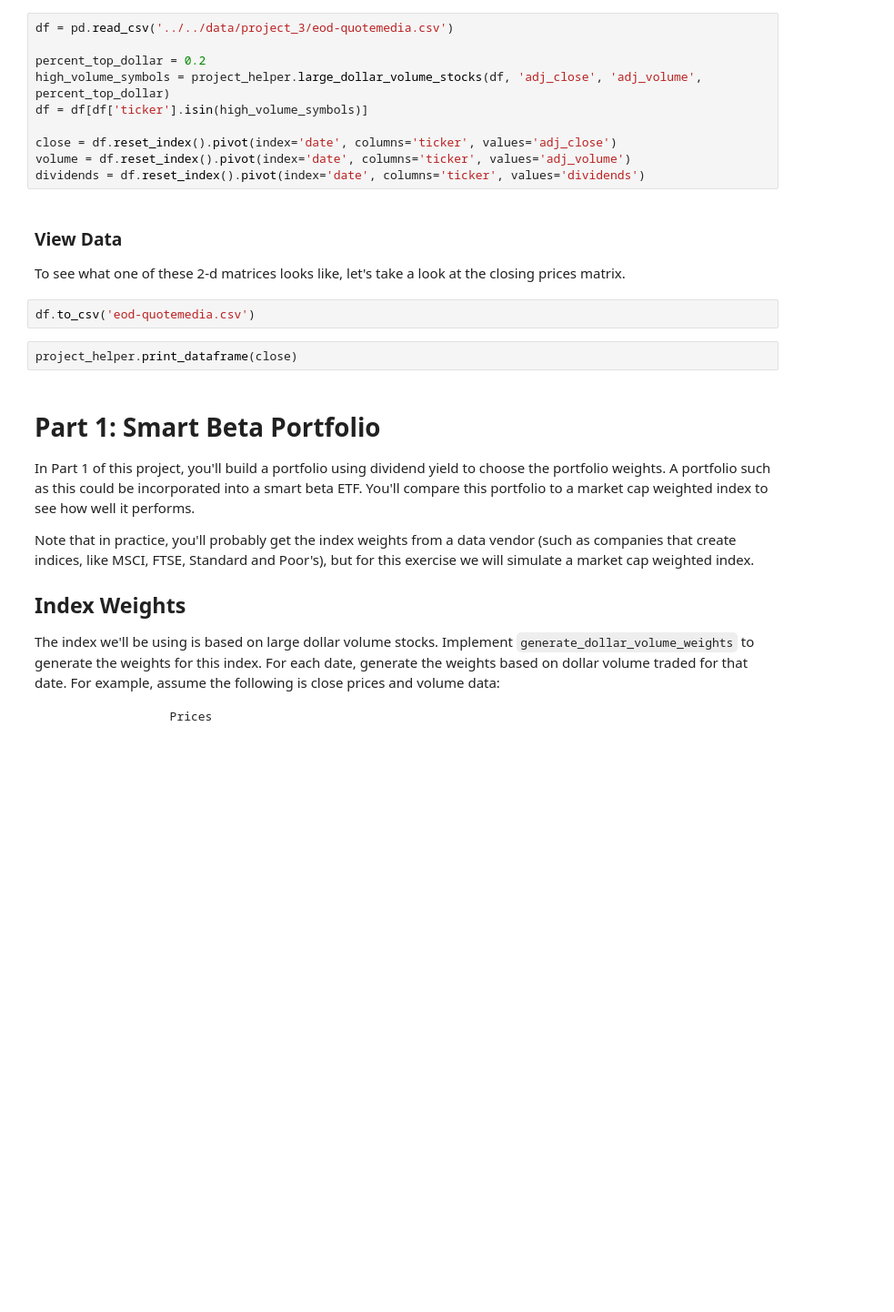
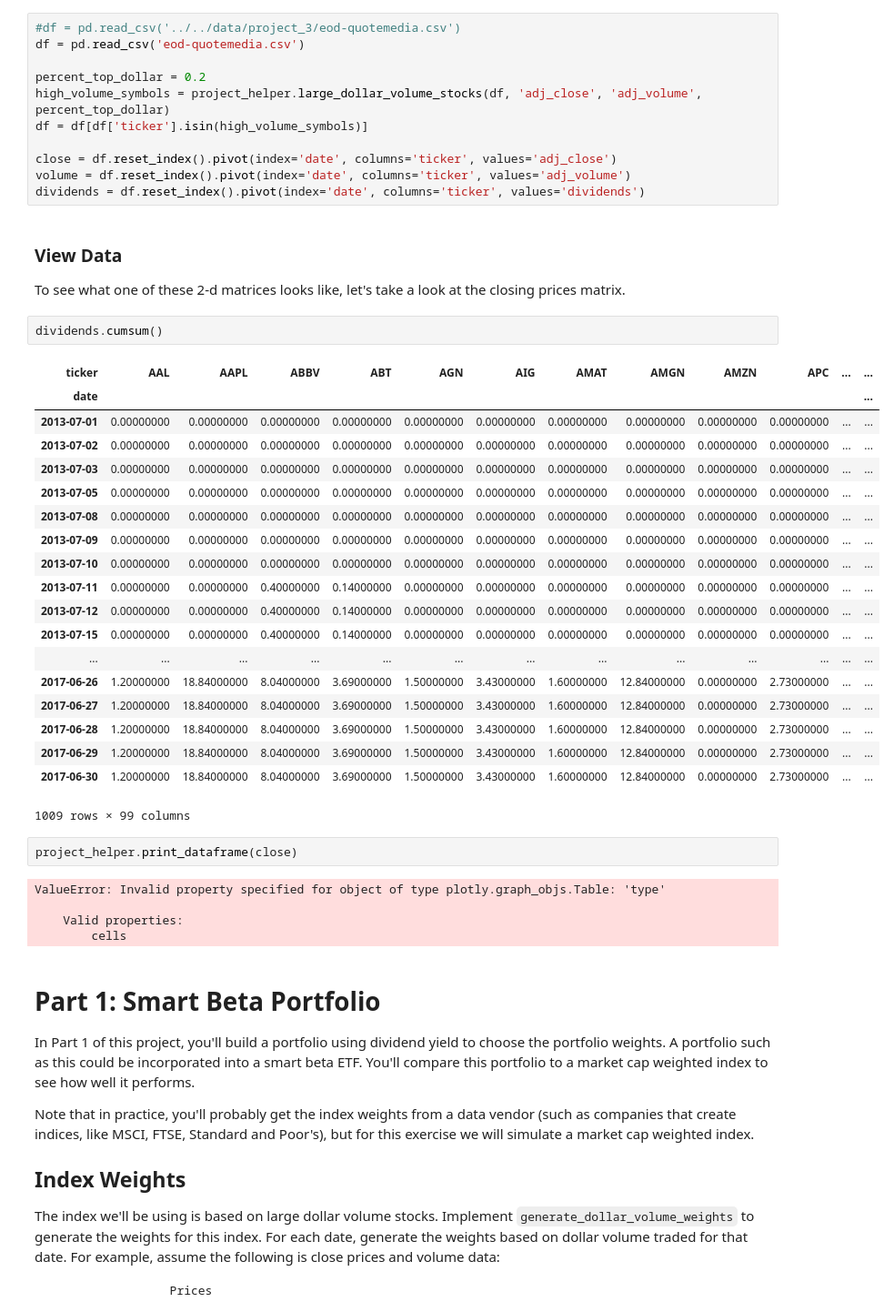
Before and after one commit to hzoghi/AI4Trading-Udacity, a Jupyter notebook: smart-beta/project_3_starter.ipynb, the cells around one changed output. Shown at 91% size. Cells and saved outputs as stored; diff of their text form; blank space fills up the shorter version.

```diff
--- a/smart-beta/project_3_starter.ipynb
+++ b/smart-beta/project_3_starter.ipynb
@@ -67,7 +67,8 @@ import project_tests
 ### Load Data
 For this universe of stocks, we'll be selecting large dollar volume stocks. We're using this universe, since it is highly liquid.
 # %%
-df = pd.read_csv('../../data/project_3/eod-quotemedia.csv')
+#df = pd.read_csv('../../data/project_3/eod-quotemedia.csv')
+df = pd.read_csv('eod-quotemedia.csv')
 
 percent_top_dollar = 0.2
 high_volume_symbols = project_helper.large_dollar_volume_stocks(df, 'adj_close', 'adj_volume', percent_top_dollar)
@@ -79,10 +80,35 @@ dividends = df.reset_index().pivot(index='date', columns='ticker', values='divid
 # %% [markdown]
 ### View Data
 To see what one of these 2-d matrices looks like, let's take a look at the closing prices matrix.
-# %%
-df.to_csv('eod-quotemedia.csv')
+# %%
+dividends.cumsum()
+# %% [output]
+| ticker | AAL | AAPL | ABBV | ABT | AGN | AIG | AMAT | AMGN | AMZN | APC | ... | ... |
+| date |  |  |  |  |  |  |  |  |  |  |  | ... |
+| 2013-07-01 | 0.00000000 | 0.00000000 | 0.00000000 | 0.00000000 | 0.00000000 | 0.00000000 | 0.00000000 | 0.00000000 | 0.00000000 | 0.00000000 | ... | ... |
+| 2013-07-02 | 0.00000000 | 0.00000000 | 0.00000000 | 0.00000000 | 0.00000000 | 0.00000000 | 0.00000000 | 0.00000000 | 0.00000000 | 0.00000000 | ... | ... |
+| 2013-07-03 | 0.00000000 | 0.00000000 | 0.00000000 | 0.00000000 | 0.00000000 | 0.00000000 | 0.00000000 | 0.00000000 | 0.00000000 | 0.00000000 | ... | ... |
+| 2013-07-05 | 0.00000000 | 0.00000000 | 0.00000000 | 0.00000000 | 0.00000000 | 0.00000000 | 0.00000000 | 0.00000000 | 0.00000000 | 0.00000000 | ... | ... |
+| 2013-07-08 | 0.00000000 | 0.00000000 | 0.00000000 | 0.00000000 | 0.00000000 | 0.00000000 | 0.00000000 | 0.00000000 | 0.00000000 | 0.00000000 | ... | ... |
+| 2013-07-09 | 0.00000000 | 0.00000000 | 0.00000000 | 0.00000000 | 0.00000000 | 0.00000000 | 0.00000000 | 0.00000000 | 0.00000000 | 0.00000000 | ... | ... |
+| 2013-07-10 | 0.00000000 | 0.00000000 | 0.00000000 | 0.00000000 | 0.00000000 | 0.00000000 | 0.00000000 | 0.00000000 | 0.00000000 | 0.00000000 | ... | ... |
+| 2013-07-11 | 0.00000000 | 0.00000000 | 0.40000000 | 0.14000000 | 0.00000000 | 0.00000000 | 0.00000000 | 0.00000000 | 0.00000000 | 0.00000000 | ... | ... |
+| 2013-07-12 | 0.00000000 | 0.00000000 | 0.40000000 | 0.14000000 | 0.00000000 | 0.00000000 | 0.00000000 | 0.00000000 | 0.00000000 | 0.00000000 | ... | ... |
+| 2013-07-15 | 0.00000000 | 0.00000000 | 0.40000000 | 0.14000000 | 0.00000000 | 0.00000000 | 0.00000000 | 0.00000000 | 0.00000000 | 0.00000000 | ... | ... |
+| ... | ... | ... | ... | ... | ... | ... | ... | ... | ... | ... | ... | ... |
+| 2017-06-26 | 1.20000000 | 18.84000000 | 8.04000000 | 3.69000000 | 1.50000000 | 3.43000000 | 1.60000000 | 12.84000000 | 0.00000000 | 2.73000000 | ... | ... |
+| 2017-06-27 | 1.20000000 | 18.84000000 | 8.04000000 | 3.69000000 | 1.50000000 | 3.43000000 | 1.60000000 | 12.84000000 | 0.00000000 | 2.73000000 | ... | ... |
+| 2017-06-28 | 1.20000000 | 18.84000000 | 8.04000000 | 3.69000000 | 1.50000000 | 3.43000000 | 1.60000000 | 12.84000000 | 0.00000000 | 2.73000000 | ... | ... |
+| 2017-06-29 | 1.20000000 | 18.84000000 | 8.04000000 | 3.69000000 | 1.50000000 | 3.43000000 | 1.60000000 | 12.84000000 | 0.00000000 | 2.73000000 | ... | ... |
+| 2017-06-30 | 1.20000000 | 18.84000000 | 8.04000000 | 3.69000000 | 1.50000000 | 3.43000000 | 1.60000000 | 12.84000000 | 0.00000000 | 2.73000000 | ... | ... |
+1009 rows × 99 columns
 # %%
 project_helper.print_dataframe(close)
+# %% [output]
+ValueError: Invalid property specified for object of type plotly.graph_objs.Table: 'type'
+
+    Valid properties:
+        cells
 # %% [markdown]
 # Part 1: Smart Beta Portfolio
 In Part 1 of this project, you'll build a portfolio using dividend yield to choose the portfolio weights. A portfolio such as this could be incorporated into a smart beta ETF.  You'll compare this portfolio to a market cap weighted index to see how well it performs.
```
Also changed, not shown: parts of 6 cells of this notebook, 5 other files.
